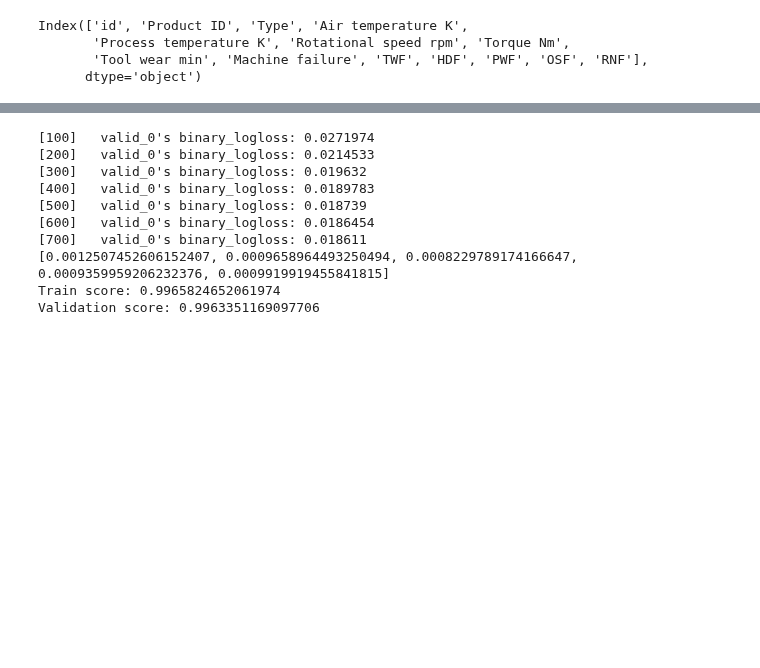
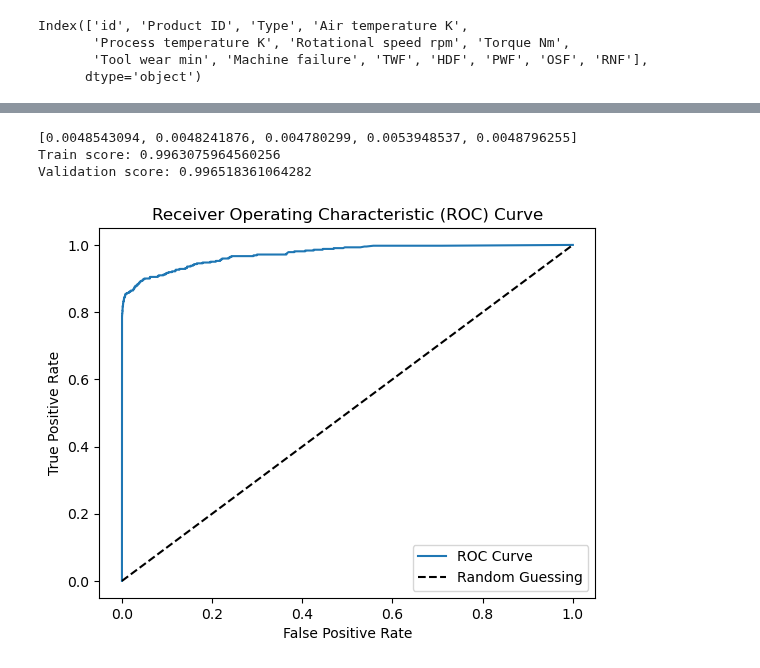
Before and after one commit to utkarshx27/Kaggle-Work-ML-Models, a Jupyter notebook: machine-failure-predictions.ipynb, the cells around one changed output, grey strips where cells are left out. Cells and saved outputs as stored; diff of their text form; code cells hidden in the pictures; blank space fills up the shorter version.

Commit message:
Kaggle Notebook | Machine Failure Predictions | Version 7

```diff
--- a/machine-failure-predictions.ipynb
+++ b/machine-failure-predictions.ipynb
@@ -228,23 +236,12 @@ test_X = test_df.drop(["id", "Product ID"], axis=1)
 # %%
-lgbm = LGBMClassifier(n_estimators=1000, learning_rate=0.01)
-lgbm.fit(X_train, y_train, early_stopping_rounds=20, eval_set=[(X_val, y_val)], verbose=100)
+# lgbm = LGBMClassifier(n_estimators=1000, learning_rate=0.01)
+# lgbm.fit(X_train, y_train, early_stopping_rounds=25, eval_set=[(X_val, y_val)], verbose=100)
 
 
-preds = lgbm.predict_proba(test_X)
-predicted_prob = [pred[1] for pred in preds]
-print(predicted_prob[:5])
+# preds = lgbm.predict_proba(test_X)
+# predicted_prob = [pred[1] for pred in preds]
+# print(predicted_prob[:5])
 
-print('Train score:', lgbm.score(X_train, y_train))
-print('Validation score:', lgbm.score(X_val, y_val))
+# print('Train score:', lgbm.score(X_train, y_train))
+# print('Validation score:', lgbm.score(X_val, y_val))
-# %% [output]
-[100]   valid_0's binary_logloss: 0.0271974
-[200]   valid_0's binary_logloss: 0.0214533
-[300]   valid_0's binary_logloss: 0.019632
-[400]   valid_0's binary_logloss: 0.0189783
-[500]   valid_0's binary_logloss: 0.018739
-[600]   valid_0's binary_logloss: 0.0186454
-[700]   valid_0's binary_logloss: 0.018611
-[0.0012507452606152407, 0.0009658964493250494, 0.0008229789174166647, 0.0009359959206232376, 0.0009919919455841815]
-Train score: 0.9965824652061974
-Validation score: 0.9963351169097706
 # %%
@@ -272,6 +272,47 @@ Validation score: 0.9963351169097706
 # val_score = best_xgb.score(X_val, y_val)
 # print("Train score:", train_score)
 # print("Validation score:", val_score)
+# %%
+best_params = {'subsample': 0.8, 'reg_alpha': 0.5, 'n_estimators': 500, 'max_depth': 7, 'learning_rate': 0.01, 'colsample_bytree': 0.8}
+
+xgb = XGBClassifier(**best_params)
+xgb.fit(X_train, y_train)
+
+preds = xgb.predict_proba(test_X)
+predicted_prob = [pred[1] for pred in preds]
+print(predicted_prob[:5])
+
+train_score = xgb.score(X_train, y_train)
+val_score = xgb.score(X_val, y_val)
+
+print("Train score:", train_score)
+print("Validation score:", val_score)
+# %% [output]
+[0.0048543094, 0.0048241876, 0.004780299, 0.0053948537, 0.0048796255]
+Train score: 0.9963075964560256
+Validation score: 0.996518361064282
+# %%
+preds = xgb.predict_proba(X_val)
+predicted_prob = [pred[1] for pred in preds]
+
+fpr, tpr, thresholds = roc_curve(y_val, predicted_prob)
+
+plt.plot(fpr, tpr, label='ROC Curve')
+plt.plot([0, 1], [0, 1], 'k--', label='Random Guessing')
+plt.xlabel('False Positive Rate')
+plt.ylabel('True Positive Rate')
+plt.title('Receiver Operating Characteristic (ROC) Curve')
+plt.legend(loc='lower right')
+plt.show()
+
+# # Calculate the confusion matrix
+# predicted_labels = (predicted_prob >= 0.5).astype(int)  # Thresholding at 0.5
+# confusion_mat = confusion_matrix(y_val, predicted_labels)
+
+# print("Confusion Matrix:")
+# print(confusion_mat)
+# %% [output]
+[figure, added]
 # %%
 # submission_df = pd.DataFrame({
 # "id" : ids,
```
Also changed, not shown: parts of 19 cells of this notebook.
